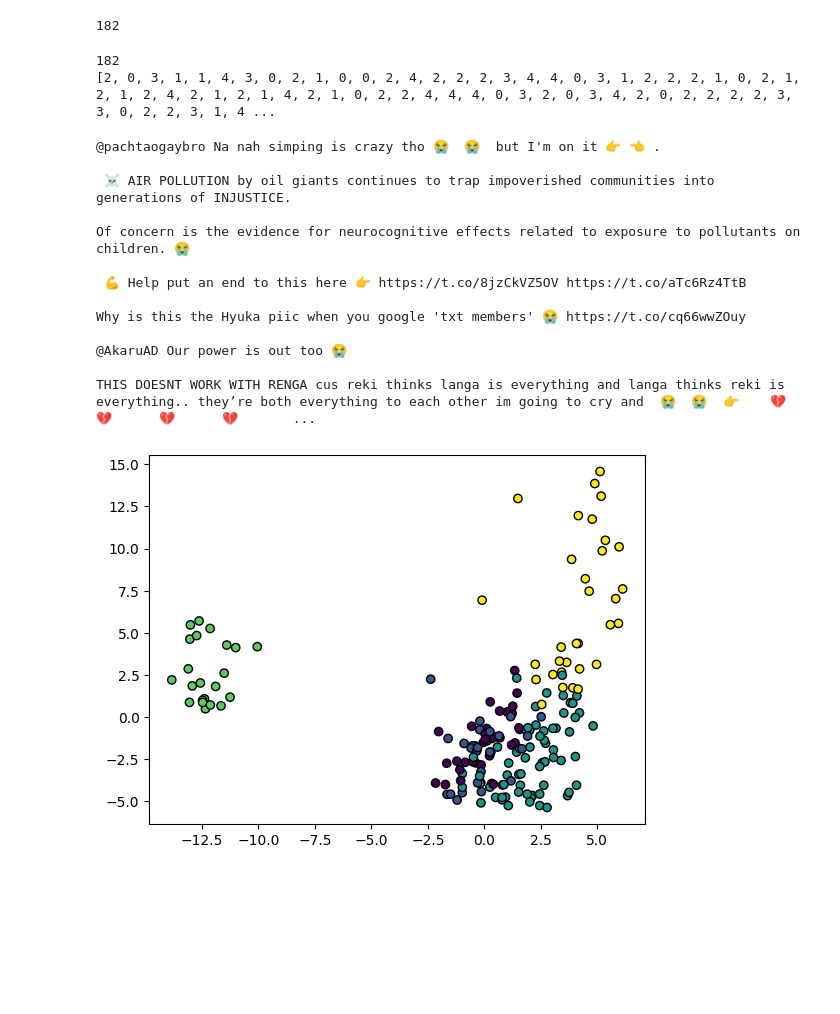
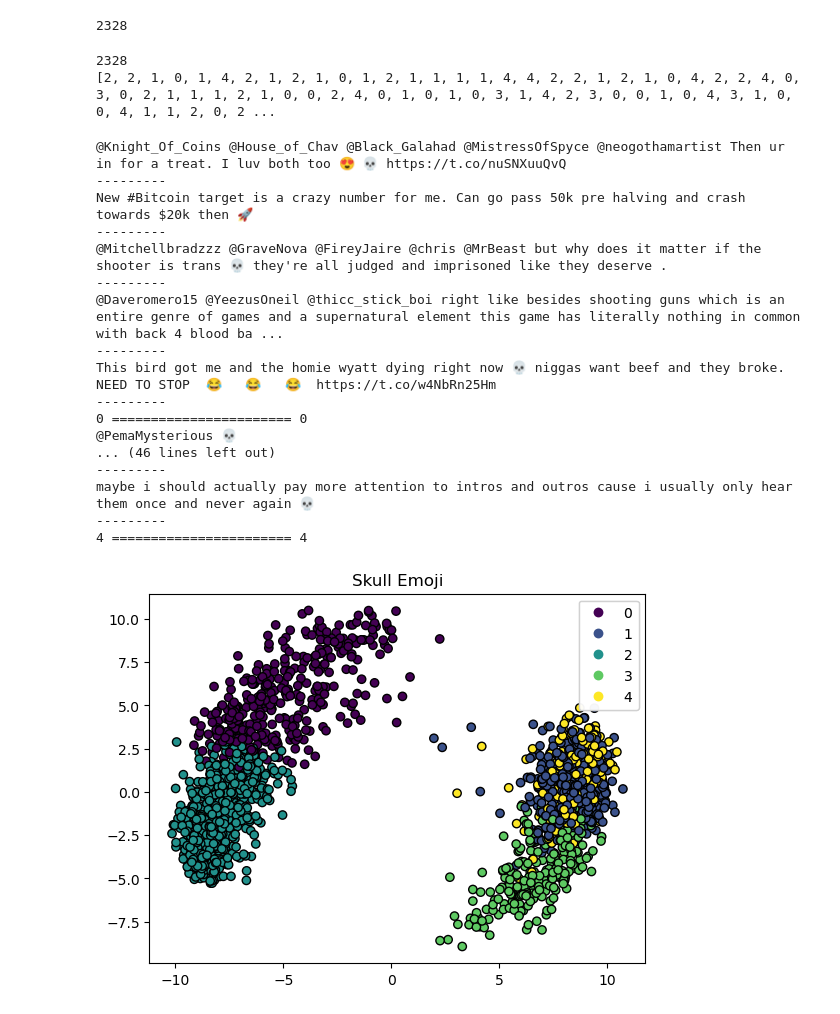
Before and after one commit to npabbathi/NLP-Emojis, a Jupyter notebook: clustering.ipynb, the cells around one changed output. Cells and saved outputs as stored; diff of their text form; code cells hidden in the pictures; blank space fills up the shorter version.

Commit message:
new dataset new me

```diff
--- a/clustering.ipynb
+++ b/clustering.ipynb
@@ -100,3 +96,7 @@ def get_tweets_with_emoji(tweets, emojis):
         if get_emojis_in_tweet(tweet, emojis, tokenizer):
             ems.append(tweet)
     return ems
+# %%
+skull_df = pd.read_csv("emoji_twitter_dataset2/skull.csv")
+# %%
+skull_list = list(skull_df["Text"])
@@ -103,5 +119,5 @@ def get_tweets_with_emoji(tweets, emojis):
 # %%
-target_emoji = "😭"
+target_emoji = "💀"
 emojis = [target_emoji]
 
 
@@ -114,6 +130,7 @@ emojis = [target_emoji]
 #         emojis.append(em["emoji"])
 
 checkpoint = 'bert-base-uncased'
+# checkpoint = 'cardiffnlp/twitter-roberta-base-emoji'
 
 model = AutoModelForMaskedLM.from_pretrained(checkpoint)
 tokenizer = AutoTokenizer.from_pretrained(checkpoint)
@@ -127,9 +145,10 @@ Embedding(30523, 768, padding_idx=0)
 # %%
-tweets = get_all_examples()
-tweetsWithEmoji = get_tweets_with_emoji(tweets, [target_emoji])
+# tweets = get_all_examples()
+# tweetsWithEmoji = get_tweets_with_emoji(tweets, [target_emoji])
+tweetsWithEmoji = skull_list
 lines = []
 for tweet in tweetsWithEmoji:
-    line = tweet["Text"]
+    line = tweet
     for em in emoji.emoji_list(line):
         em = em["emoji"]
         line = line.replace(em, " " + em + " ")
@@ -212,7 +246,7 @@ print(len(embeddings))
 embeddings = [x for x in embeddings if x is not None]
 print(len(embeddings))
 # %% [output]
-182
+2328
 # %%
 kmeans = sklearn.cluster.KMeans(n_clusters=5, random_state=2048).fit(embeddings)
 #random_state makes clustering deterministic - it's a seed value
@@ -221,46 +255,59 @@ cluster_list = kmeans.predict(embeddings)
 print(len(list(cluster_list)))
 print((list(cluster_list)))
 # %% [output]
-182
-[2, 0, 3, 1, 1, 4, 3, 0, 2, 1, 0, 0, 2, 4, 2, 2, 2, 3, 4, 4, 0, 3, 1, 2, 2, 2, 1, 0, 2, 1, 2, 1, 2, 4, 2, 1, 2, 1, 4, 2, 1, 0, 2, 2, 4, 4, 4, 0, 3, 2, 0, 3, 4, 2, 0, 2, 2, 2, 2, 3, 3, 0, 2, 2, 3, 1, 4 ...
+2328
+[2, 2, 1, 0, 1, 4, 2, 1, 2, 1, 0, 1, 2, 1, 1, 1, 1, 4, 4, 2, 2, 1, 2, 1, 0, 4, 2, 2, 4, 0, 3, 0, 2, 1, 1, 1, 2, 1, 0, 0, 2, 4, 0, 1, 0, 1, 0, 3, 1, 4, 2, 3, 0, 0, 1, 0, 4, 3, 1, 0, 0, 4, 1, 1, 2, 0, 2 ...
 # %%
 cluster_dict = {0:[],1:[],2:[],3:[],4:[]}
 for i in range(len(cluster_list)):
   cluster_dict[cluster_list[i]].append(i)
 # %%
-outs = 3
+outs = 5
 random.seed(50)
+count = 0
 
 for cluster in cluster_dict.keys():
-  sents = random.sample(cluster_dict[cluster],1)
-  for sent in sents:
-    print(lines[sent])
+  try:
+    sents = random.sample(cluster_dict[cluster],outs)
+    for sent in sents:
+      print(lines[sent])
+      print("---------")
 
-  print()
+  except:
+    pass
+
+  print(count, "=======================", count )
+  count += 1
 # %% [output]
-@pachtaogaybro Na nah simping is crazy tho 😭  😭  but I'm on it 👉 👈 .
-
- ☠️ AIR POLLUTION by oil giants continues to trap impoverished communities into generations of INJUSTICE.
-
-Of concern is the evidence for neurocognitive effects related to exposure to pollutants on children. 😭
-
- 💪 Help put an end to this here 👉 https://t.co/8jzCkVZ5OV https://t.co/aTc6Rz4TtB
-
-Why is this the Hyuka piic when you google 'txt members' 😭 https://t.co/cq66wwZOuy
-
-@AkaruAD Our power is out too 😭
-
-THIS DOESNT WORK WITH RENGA cus reki thinks langa is everything and langa thinks reki is everything.. they’re both everything to each other im going to cry and  😭  😭  👉    💔      💔      💔      💔       ...
+@Knight_Of_Coins @House_of_Chav @Black_Galahad @MistressOfSpyce @neogothamartist Then ur in for a treat. I luv both too 😍 💀 https://t.co/nuSNXuuQvQ
+---------
+New #Bitcoin target is a crazy number for me. Can go pass 50k pre halving and crash towards $20k then 🚀
+---------
+@Mitchellbradzzz @GraveNova @FireyJaire @chris @MrBeast but why does it matter if the shooter is trans 💀 they're all judged and imprisoned like they deserve .
+---------
+@Daveromero15 @YeezusOneil @thicc_stick_boi right like besides shooting guns which is an entire genre of games and a supernatural element this game has literally nothing in common with back 4 blood ba ...
+---------
+This bird got me and the homie wyatt dying right now 💀 niggas want beef and they broke. NEED TO STOP  😂   😂   😂  https://t.co/w4NbRn25Hm
+---------
+0 ======================= 0
+@PemaMysterious 💀
+... (46 lines left out)
+---------
+maybe i should actually pay more attention to intros and outros cause i usually only hear them once and never again 💀
+---------
+4 ======================= 4
 # %%
 twodim = PCA().fit_transform(embeddings)[:,:2]
 
 # set up the canvas
 fig, ax =  plt.subplots()
 
 # add a scatter plot of the two-D embeddings
 scatter = ax.scatter(twodim[:,0], twodim[:,1], edgecolors='k', c=cluster_list)
-
+legend1 = ax.legend(*scatter.legend_elements(), loc="upper right")
+ax.add_artist(legend1)
+plt.title("Skull Emoji")
 # and show the canvas
 plt.show()
 # %% [output]
-[figure, old version]
+[figure, new version]
```
Also changed, not shown: parts of 9 cells of this notebook, 44 other files.
